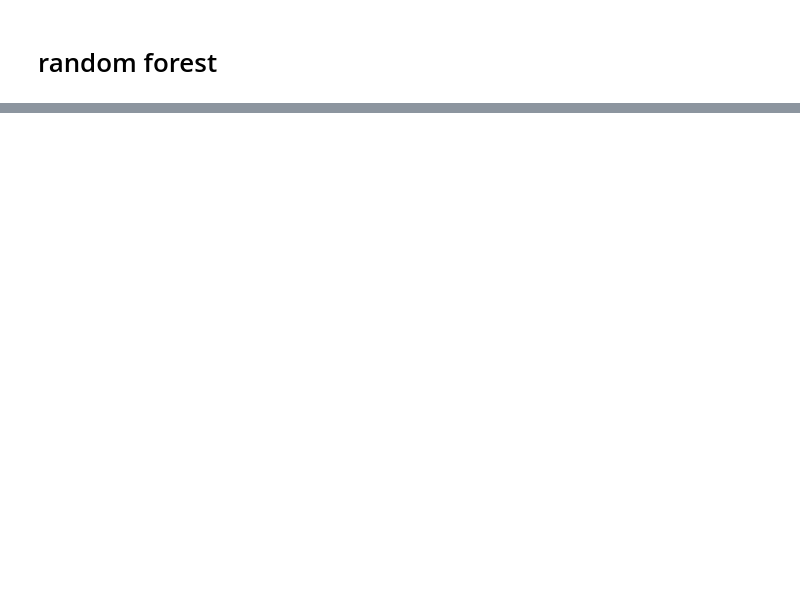
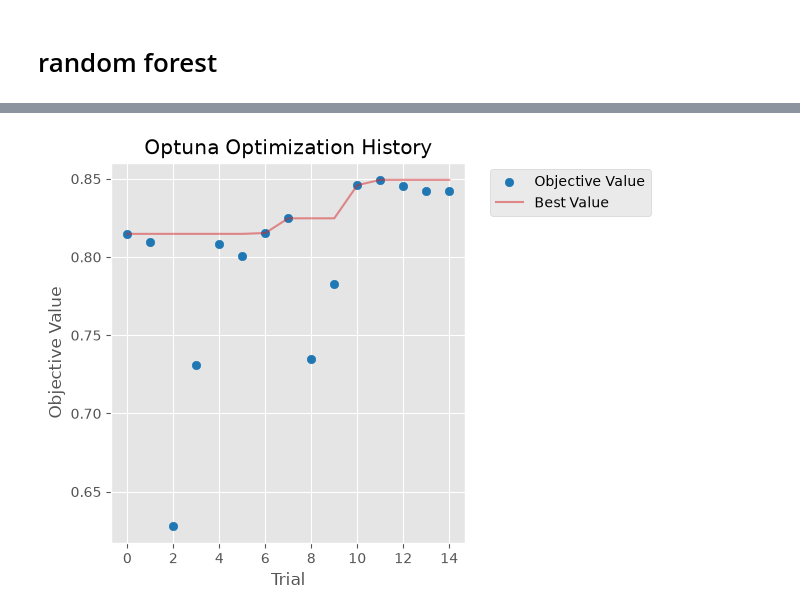
Before and after one commit to MonoJello/fraud-detection, a Jupyter notebook: code/02 models.ipynb, the cells around one changed output, grey strips where cells are left out. Cells and saved outputs as stored; diff of their text form; code cells hidden in the pictures; blank space fills up the shorter version.

```diff
--- a/code/02 models.ipynb
+++ b/code/02 models.ipynb
@@ -642,0 +851,12 @@ best_trials[
+# %%
+# Create and run the Optuna study
+study = optuna.create_study(
+    direction="maximize",
+    study_name="random_forest_classifier"
+)
+
+study.optimize(objective, n_trials=15, show_progress_bar=True)
+
+print("Best CV PR AUC:", study.best_value)
+print("Best parameters:")
+print(study.best_params)
@@ -642,0 +907,7 @@ best_trials[
+# %%
+fig = optuna.visualization.matplotlib.plot_optimization_history(study)
+plt.title("Optuna Optimization History")
+plt.tight_layout()
+plt.show()
+# %% [output]
+[figure, added]
```
Also changed, not shown: parts of 32 cells of this notebook.
